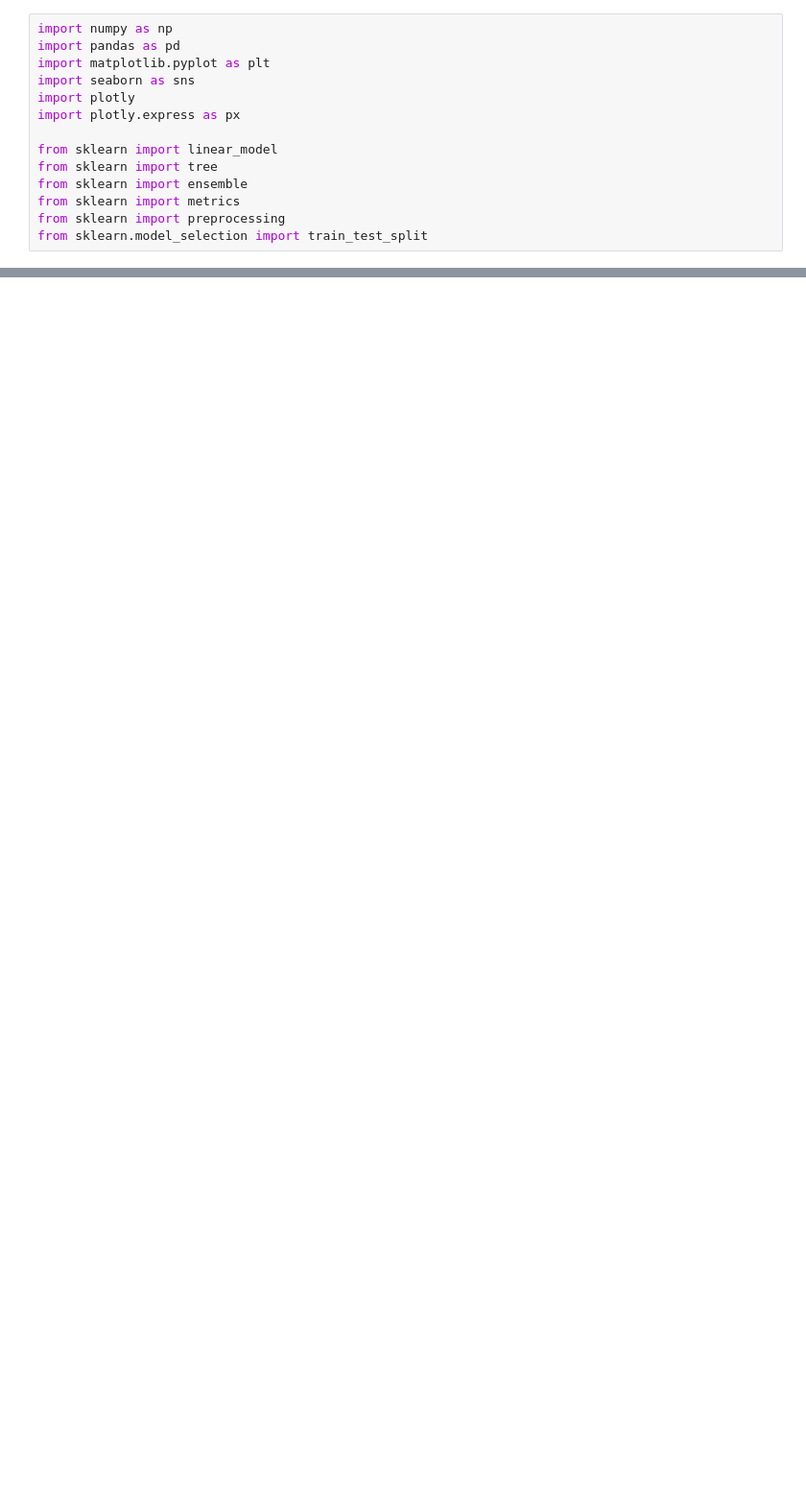
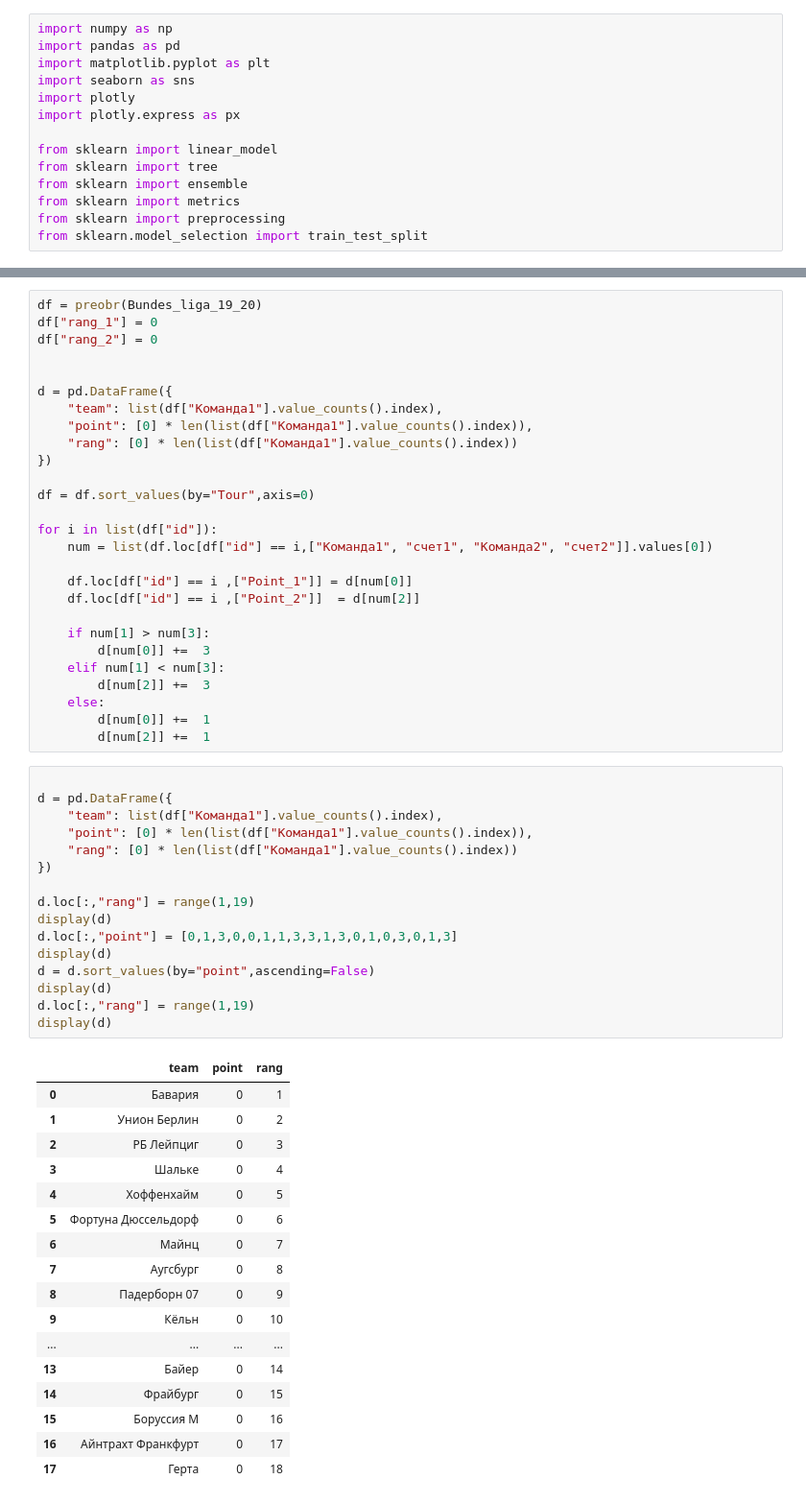
Before and after one commit to stas-as/Konspect-all, a Jupyter notebook: project/project_1X/parsing_2.0/proverka_1.0.ipynb, the cells around one changed output, grey strips where cells are left out. Shown at 96% size. Saved outputs shown, nothing was run; the diff lists cells and outputs as text; blank space fills up the shorter version.

```diff
--- a/project/project_1X/parsing_2.0/proverka_1.0.ipynb
+++ b/project/project_1X/parsing_2.0/proverka_1.0.ipynb
@@ -172,0 +287,61 @@ display(Premier_liga19_20_cl[Premier_liga19_20_cl["Tour"] == 2][["Команда
+# %%
+df = preobr(Bundes_liga_19_20)
+df["rang_1"] = 0
+df["rang_2"] = 0
+
+
+d = pd.DataFrame({
+    "team": list(df["Команда1"].value_counts().index),
+    "point": [0] * len(list(df["Команда1"].value_counts().index)),
+    "rang": [0] * len(list(df["Команда1"].value_counts().index))
+})
+
+df = df.sort_values(by="Tour",axis=0)
+
+for i in list(df["id"]):
+    num = list(df.loc[df["id"] == i,["Команда1", "счет1", "Команда2", "счет2"]].values[0])
+
+    df.loc[df["id"] == i ,["Point_1"]] = d[num[0]]
+    df.loc[df["id"] == i ,["Point_2"]]  = d[num[2]]
+
+    if num[1] > num[3]:
+        d[num[0]] +=  3
+    elif num[1] < num[3]:
+        d[num[2]] +=  3
+    else:
+        d[num[0]] +=  1
+        d[num[2]] +=  1
+# %%
+
+d = pd.DataFrame({
+    "team": list(df["Команда1"].value_counts().index),
+    "point": [0] * len(list(df["Команда1"].value_counts().index)),
+    "rang": [0] * len(list(df["Команда1"].value_counts().index))
+})
+
+d.loc[:,"rang"] = range(1,19)
+display(d)
+d.loc[:,"point"] = [0,1,3,0,0,1,1,3,3,1,3,0,1,0,3,0,1,3]
+display(d)
+d = d.sort_values(by="point",ascending=False)
+display(d)
+d.loc[:,"rang"] = range(1,19)
+display(d)
+# %% [output]
+|  | team | point | rang |
+| 0 | Бавария | 0 | 1 |
+| 1 | Унион Берлин | 0 | 2 |
+| 2 | РБ Лейпциг | 0 | 3 |
+| 3 | Шальке | 0 | 4 |
+| 4 | Хоффенхайм | 0 | 5 |
+| 5 | Фортуна Дюссельдорф | 0 | 6 |
+| 6 | Майнц | 0 | 7 |
+| 7 | Аугсбург | 0 | 8 |
+| 8 | Падерборн 07 | 0 | 9 |
+| 9 | Кёльн | 0 | 10 |
+| ... | ... | ... | ... |
+| 13 | Байер | 0 | 14 |
+| 14 | Фрайбург | 0 | 15 |
+| 15 | Боруссия М | 0 | 16 |
+| 16 | Айнтрахт Франкфурт | 0 | 17 |
+| 17 | Герта | 0 | 18 |
```
Also changed, not shown: parts of 11 cells of this notebook.
